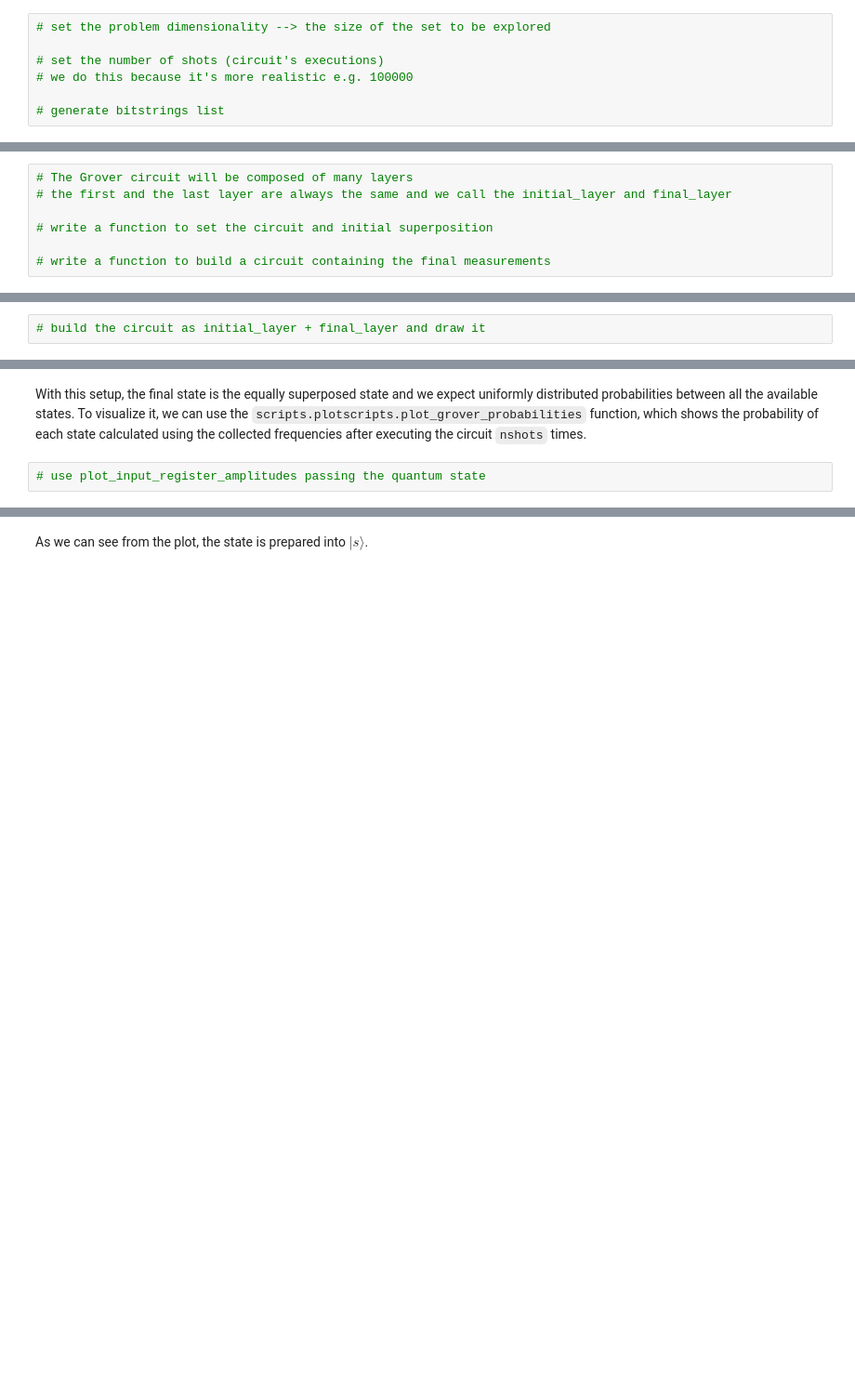
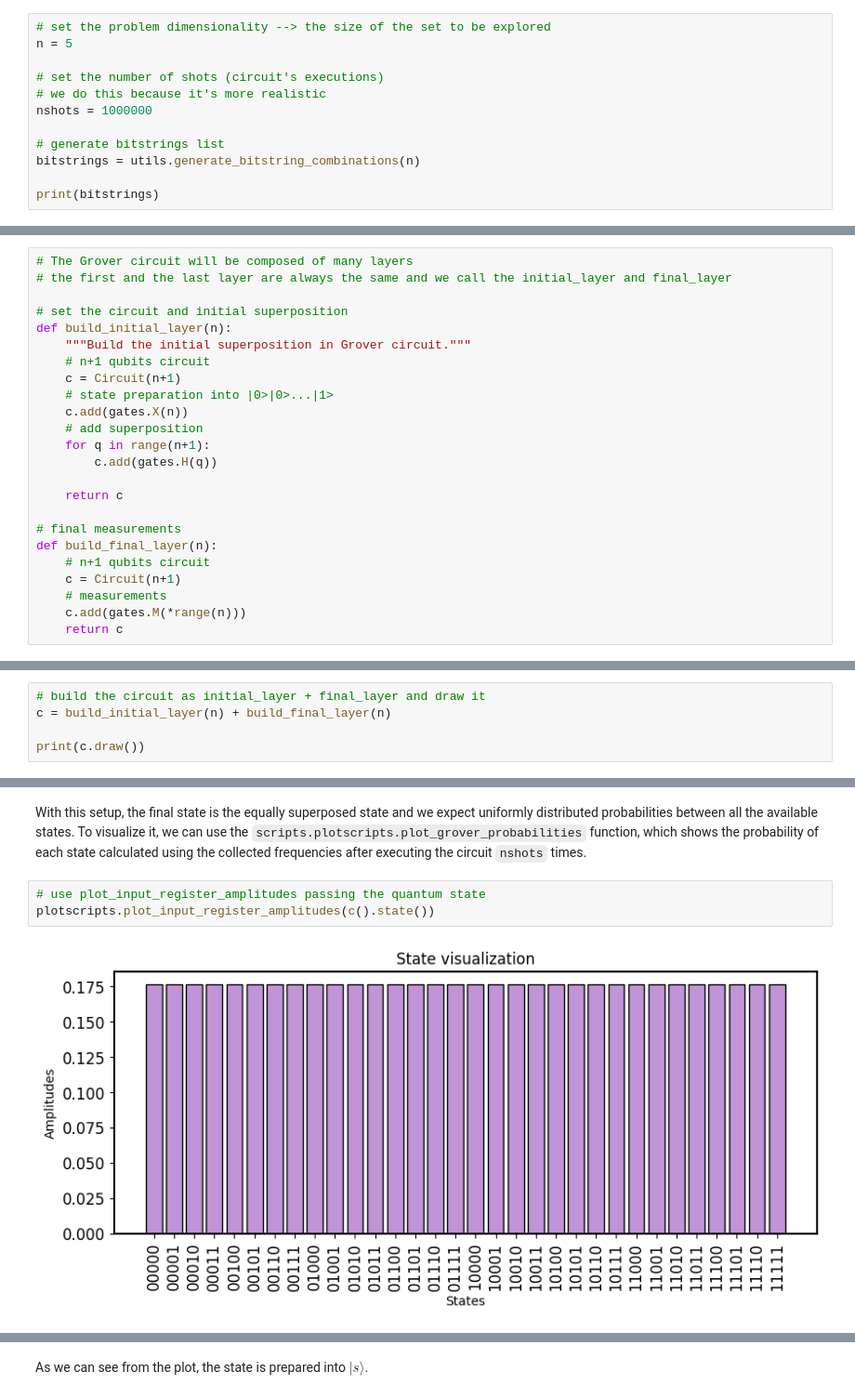
Before and after one commit to qiboteam/qiboedu, a Jupyter notebook: notebooks/Lecture4.ipynb, the cells around one changed output, grey strips where cells are left out. Shown at 93% size. Saved outputs shown, nothing was run; the diff lists cells and outputs as text; blank space fills up the shorter version.

Commit message:
upload grover notebook

```diff
--- a/notebooks/Lecture4.ipynb
+++ b/notebooks/Lecture4.ipynb
@@ -51,8 +61,13 @@ Secondly, we need to generate a set of elements which can deal with a quantum co
 We use the function `scripts.utils.generate_bitstring_combination` to generate a list containing all the possible bitstrings of zeros and ones composed of $N$ bits.
 # %%
 # set the problem dimensionality --> the size of the set to be explored
+n = 5
 
 # set the number of shots (circuit's executions)
-# we do this because it's more realistic e.g. 100000
+# we do this because it's more realistic
+nshots = 1000000
 
 # generate bitstrings list
+bitstrings = utils.generate_bitstring_combinations(n)
+
+print(bitstrings)
@@ -99,10 +126,30 @@ Regardless of the number of times we repeat the application of $U_f$ and $U_s$,
 # The Grover circuit will be composed of many layers
 # the first and the last layer are always the same and we call the initial_layer and final_layer
 
-# write a function to set the circuit and initial superposition
+# set the circuit and initial superposition
+def build_initial_layer(n):
+    """Build the initial superposition in Grover circuit."""
+    # n+1 qubits circuit
+    c = Circuit(n+1)
+    # state preparation into |0>|0>...|1>
+    c.add(gates.X(n))
+    # add superposition
+    for q in range(n+1):
+        c.add(gates.H(q))
 
-# write a function to build a circuit containing the final measurements
+    return c
+
+# final measurements
+def build_final_layer(n):
+    # n+1 qubits circuit
+    c = Circuit(n+1)
+    # measurements
+    c.add(gates.M(*range(n)))
+    return c
 # %% [markdown]
 Let's visualize the initial and final layer.
 # %%
 # build the circuit as initial_layer + final_layer and draw it
+c = build_initial_layer(n) + build_final_layer(n)
+
+print(c.draw())
@@ -111,6 +165,9 @@ With this setup, the final state is the equally superposed state and we expect u
 To visualize it, we can use the `scripts.plotscripts.plot_grover_probabilities` function, which shows the probability of each state calculated using the collected frequencies after executing the circuit `nshots` times.
 # %%
 # use plot_input_register_amplitudes passing the quantum state
+plotscripts.plot_input_register_amplitudes(c().state())
+# %% [output]
+[figure, added]
 # %%
 # use plot_grover_probabilities which requires the circuit and nshots
 # here we are using the frequencies, and the result is no more exact
```
Also changed, not shown: parts of 25 cells of this notebook.
